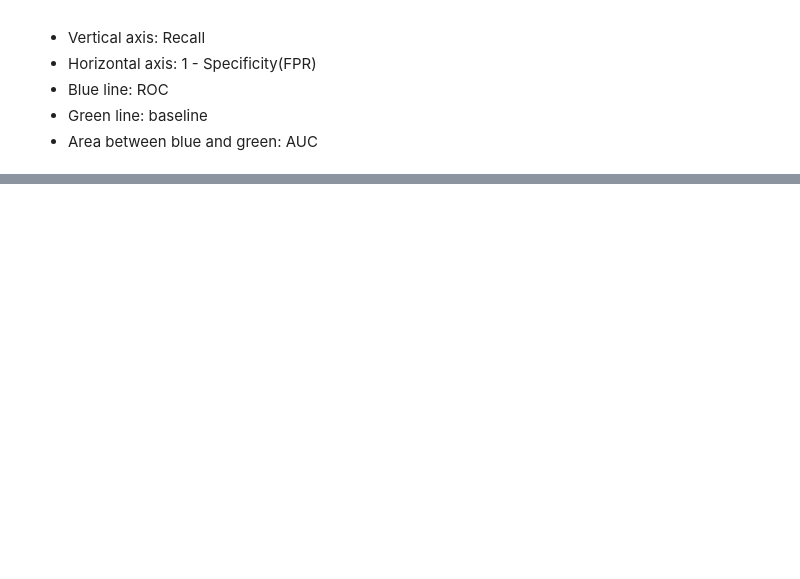
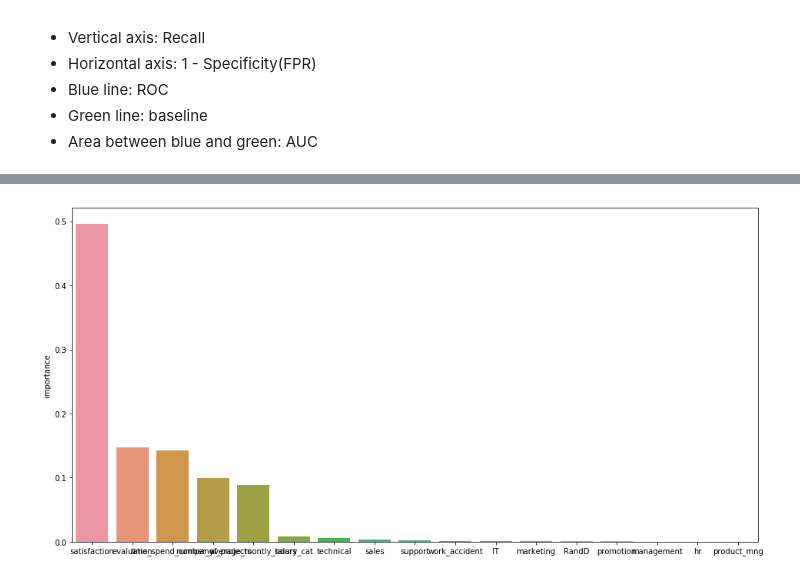
Before and after one commit to sachinkun21/HR-Aanalytics-Predicting-Employe-Churn-Using-Decision-Tree, a Jupyter notebook: HR_Analytics.ipynb, the cells around one changed output, grey strips where cells are left out. Saved outputs shown, nothing was run; the diff lists cells and outputs as text; code cells hidden in the pictures; blank space fills up the shorter version.

```diff
--- a/HR_Analytics.ipynb
+++ b/HR_Analytics.ipynb
@@ -651,0 +778,18 @@ recall_score(y_test, y_pred)
+# %%
+# Calculate feature importances
+feature_importances = model.feature_importances_
+
+# Create a list of features: done
+feature_list = list(X)
+
+# Save the results inside a DataFrame using feature_list as an index
+relative_importances = pd.DataFrame(index=feature_list, data=feature_importances, columns=["importance"])
+
+# Sort values to learn most important features
+relative_importances = relative_importances.sort_values(by="importance", ascending=False)
+
+plt.figure(figsize = (16,8))
+sns.barplot(x=relative_importances.index , y = 'importance' ,data  = relative_importances)
+plt.show()
+# %% [output]
+[figure, added]
```
Also changed, not shown: parts of 31 cells of this notebook.
